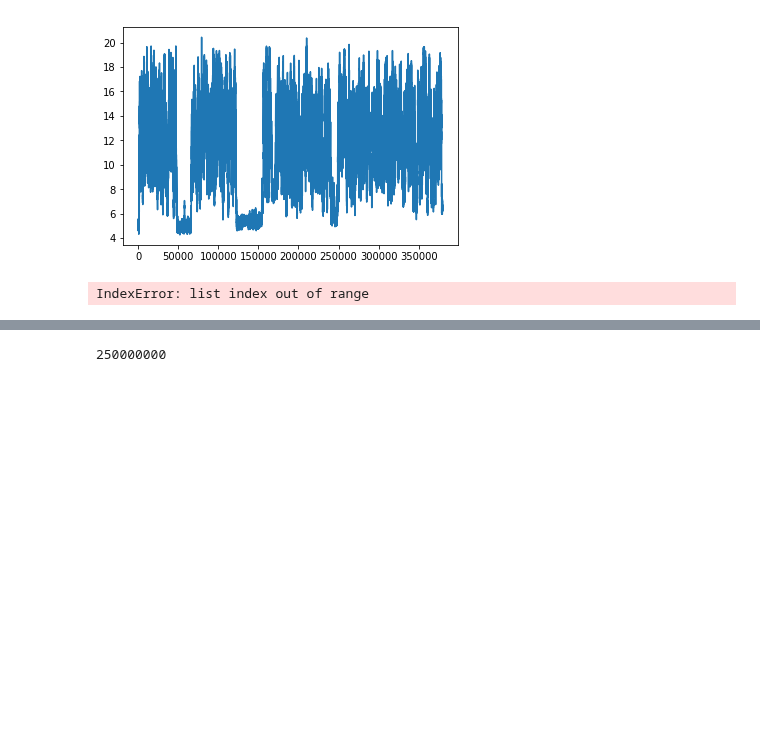
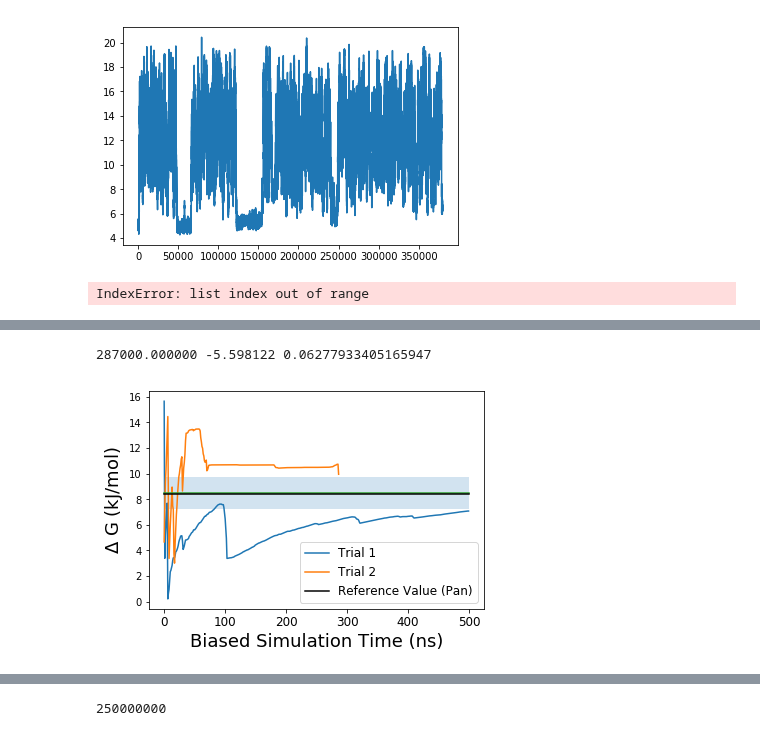
Before and after one commit to tiwarylab/amino, a Jupyter notebook: BUT/gibbs.ipynb, the cells around one changed output, grey strips where cells are left out. Drawn from its saved outputs; the diff is of its cells as text; code cells hidden in the pictures; blank space fills up the shorter version.

```diff
--- a/BUT/gibbs.ipynb
+++ b/BUT/gibbs.ipynb
@@ -243,4 +242,58 @@ for i in range(500):
     ubiased_last.append(last_ubiased)
     ubiased_high.append(last_ubiased+1.25)
     pan.append(8.41)
+# %%
+file = open("data/puf_b2")
+counter = 0
+bound = 0.0
+unbound = 0.0
+sum_weights = 0.0
+bias_rcs1 = []
+bias_diff1 = []
+for i in range(287):
+    for j in range(500):
+        line = file.readline()
+        rc = -1.0 * float(line.split()[1])
+        bias_rcs1.append(rc)
+        if rc <= cutoff:
+            bound = bound + weight[counter]
+            sum_weights = sum_weights + weight[counter]
+        else:
+            unbound = unbound + weight[counter]
+            sum_weights = sum_weights + weight[counter]
+        counter = counter + 1
+    bound_g = -2.5 * np.log(bound / sum_weights)
+    unbound_g = -2.5 * np.log(unbound / sum_weights)
+    bias_diff1.append(bound_g - unbound_g)
+print(file.readline())
+file.close()
+# %% [output]
+287000.000000 -5.598122 0.06277933405165947
+# %%
+plt.plot(bias_diff, label="Trial 1")
+plt.plot(bias_diff1, label="Trial 2")
+
+blast1 = bias_diff[len(bias_diff) - 1]
+blast2 = bias_diff1[len(bias_diff1) - 1]
+
+blas = [(blast1 + blast2) / 2 for i in range(500)]
+
+plt.plot(blas)
+
+#plt.plot(biased_last, "red", alpha=0.8)
+plt.fill_between(x, blas[0] - 1.25, blas[0] + 1.25, alpha=0.2)
+
+plt.plot(pan, color="black", label = "Reference Value (Pan)")
+
+plt.xlabel("Biased Simulation Time (ns)")
+plt.ylabel("$\Delta$ G (kJ/mol)")
+plt.rc('font', size=18)          # controls default text sizes
+plt.rc('axes', labelsize=18)    # fontsize of the x and y labels
+plt.rc('legend', fontsize=12)    # legend fontsize
+plt.rc('xtick', labelsize=12)    # fontsize of the tick labels
+plt.rc('ytick', labelsize=10)    # fontsize of the tick labels
+plt.legend(loc=4)
+plt.show()
+# %% [output]
+[figure, added]
 # %%
```
Also changed, not shown: parts of 5 cells of this notebook, 3 other files.
